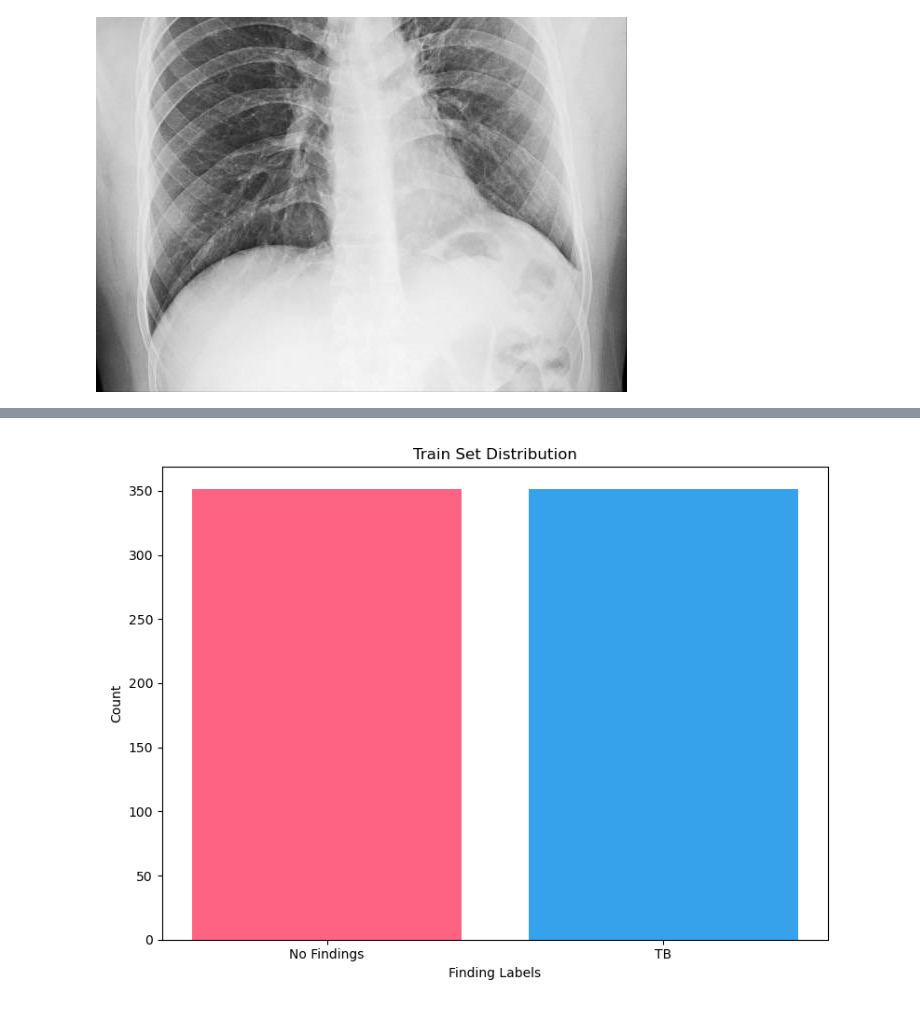
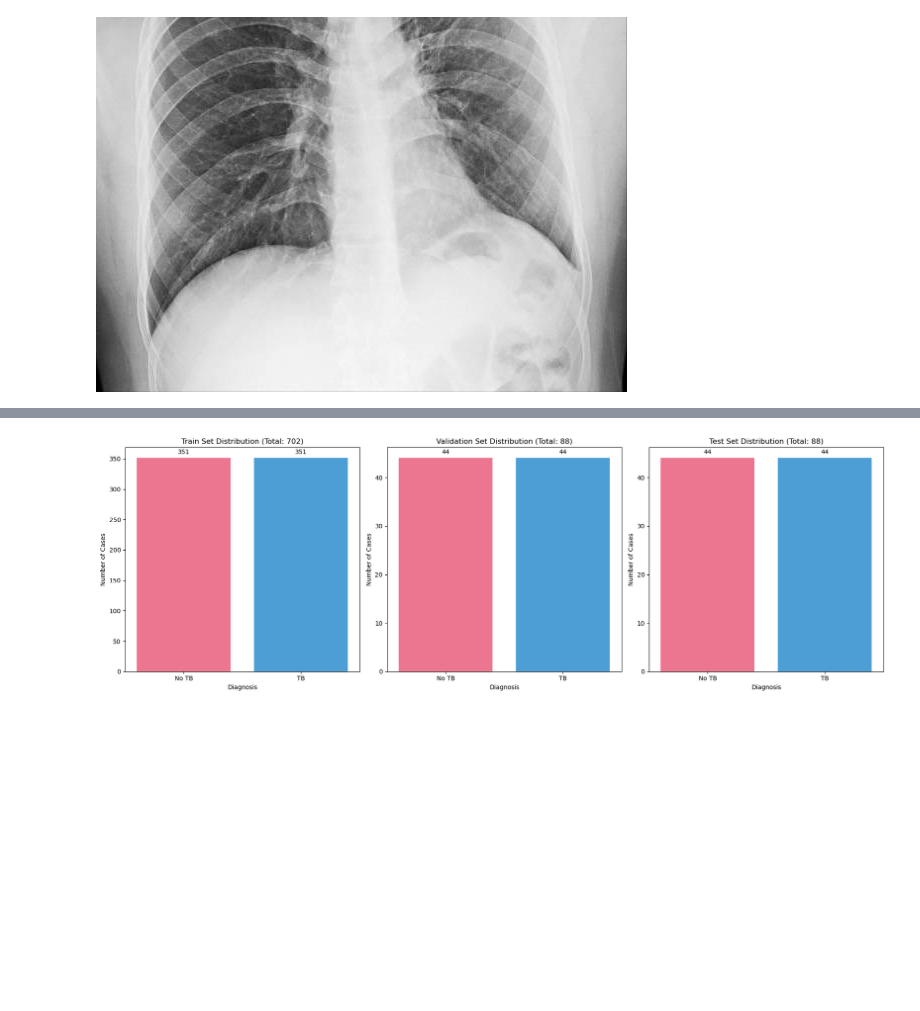
Before and after one commit to pas-enzo/iniciacao-cientifica, a Jupyter notebook: code/model.ipynb, the cells around one changed output, grey strips where cells are left out. Saved outputs shown, nothing was run; the diff lists cells and outputs as text; code cells hidden in the pictures; blank space fills up the shorter version.

Commit message:
datasets novos com imagens

```diff
--- a/code/model.ipynb
+++ b/code/model.ipynb
@@ -288,35 +427,56 @@ Train, validation, and test sets have been saved as CSV files.
 # %%
-# Load the train, validation, and test DataFrames
-train_df = pd.read_csv('D:/Iniciação Científica/untreated_images/data/train_set.csv')
-val_df = pd.read_csv('D:/Iniciação Científica/untreated_images/data/validation_set.csv')
-test_df = pd.read_csv('D:/Iniciação Científica/untreated_images/data/test_set.csv')
+print("Visualizing class distributions for train, validation, and test sets:")
 
-# Display the head() of each DataFrame
-print("Train DataFrame head():")
-print(train_df[['Image Label', 'Finding Labels', 'is_tb']].head())
-print("\nValidation DataFrame head():")
-print(val_df[['Image Label', 'Finding Labels', 'is_tb']].head())
-print("\nTest DataFrame head():")
-print(test_df[['Image Label', 'Finding Labels', 'is_tb']].head())
+# Create a figure with 3 subplots (1 row, 3 columns)
+fig, axes = plt.subplots(1, 3, figsize=(18, 6)) # Adjust figsize as needed for better readability
 
-# Check if the PNG files exist
-image_files = [
-    'D:/Iniciação Científica/untreated_images/data/train_distribution.png',
-    'D:/Iniciação Científica/untreated_images/data/validation_distribution.png',
-    'D:/Iniciação Científica/untreated_images/data/test_distribution.png'
-]
-for file in image_files:
-    if not os.path.exists(file):
-        print(f"Warning: File {file} does not exist. Please ensure the previous script was run to generate it.")
+# Define common properties for categories and colors (optional, but good for consistency)
+tb_categories = ['No TB', 'TB']
+colors = ['#FF6384', '#36A2EB'] # Or use a seaborn palette like "viridis" or "plasma"
 
-# Display the saved graphs in the notebook using the imported Image class
-print("\nDisplaying the distribution graphs:")
-try:
-    for file in image_files:
-        if os.path.exists(file):
-            display(Image(filename=file))
-        else:
-            print(f"Skipping {file} as it does not exist.")
-except Exception as e:
-    print(f"Error displaying images: {e}")
+
+# --- Plot for Train Set ---
+train_counts = train_df['is_tb'].value_counts().sort_index()
+# Use .get() to safely retrieve counts, in case one category has zero entries (unlikely for balanced sets)
+train_values = [train_counts.get(0, 0), train_counts.get(1, 0)]
+sns.barplot(x=tb_categories, y=train_values, ax=axes[0], palette=colors)
+axes[0].set_title(f'Train Set Distribution (Total: {len(train_df)})')
+axes[0].set_ylabel('Number of Cases')
+axes[0].set_xlabel('Diagnosis')
+# Add exact counts on top of bars
+for p in axes[0].patches:
+    axes[0].annotate(f'{p.get_height():.0f}',
+                     (p.get_x() + p.get_width() / 2., p.get_height()),
+                     ha='center', va='center', xytext=(0, 10), textcoords='offset points')
+
+
+# --- Plot for Validation Set ---
+val_counts = val_df['is_tb'].value_counts().sort_index()
+val_values = [val_counts.get(0, 0), val_counts.get(1, 0)]
+sns.barplot(x=tb_categories, y=val_values, ax=axes[1], palette=colors)
+axes[1].set_title(f'Validation Set Distribution (Total: {len(val_df)})')
+axes[1].set_ylabel('Number of Cases')
+axes[1].set_xlabel('Diagnosis')
+# Add exact counts on top of bars
+for p in axes[1].patches:
+    axes[1].annotate(f'{p.get_height():.0f}',
+                     (p.get_x() + p.get_width() / 2., p.get_height()),
+                     ha='center', va='center', xytext=(0, 10), textcoords='offset points')
+
+
+# --- Plot for Test Set ---
+test_counts = test_df['is_tb'].value_counts().sort_index()
+test_values = [test_counts.get(0, 0), test_counts.get(1, 0)]
+sns.barplot(x=tb_categories, y=test_values, ax=axes[2], palette=colors)
+axes[2].set_title(f'Test Set Distribution (Total: {len(test_df)})')
+axes[2].set_ylabel('Number of Cases')
+axes[2].set_xlabel('Diagnosis')
+# Add exact counts on top of bars
+for p in axes[2].patches:
+    axes[2].annotate(f'{p.get_height():.0f}',
+                     (p.get_x() + p.get_width() / 2., p.get_height()),
+                     ha='center', va='center', xytext=(0, 10), textcoords='offset points')
+
+plt.tight_layout() # Adjusts plot parameters for a tight layout
+plt.show() # Display the plots directly in the Jupyter Notebook output
 # %% [output]
@@ -340 +495 @@ Displaying the distribution graphs:
-[figure, old version]
+[figure, new version]
```
Also changed, not shown: parts of 11 cells of this notebook.
